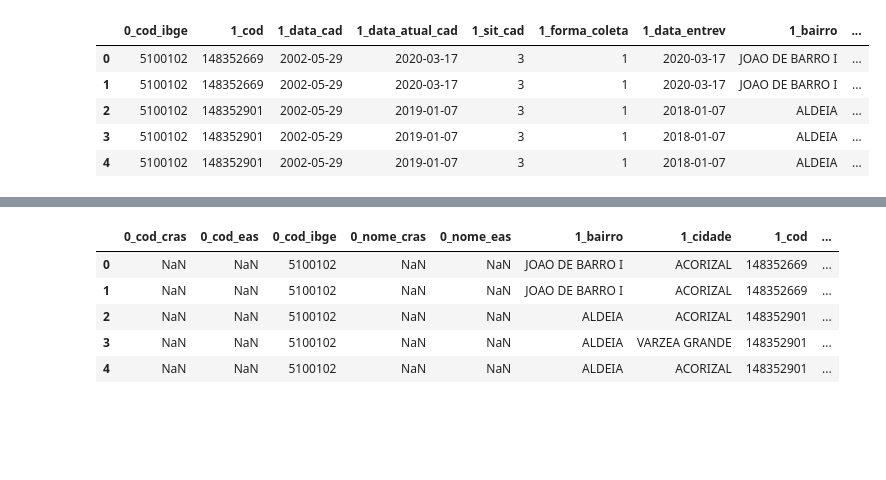
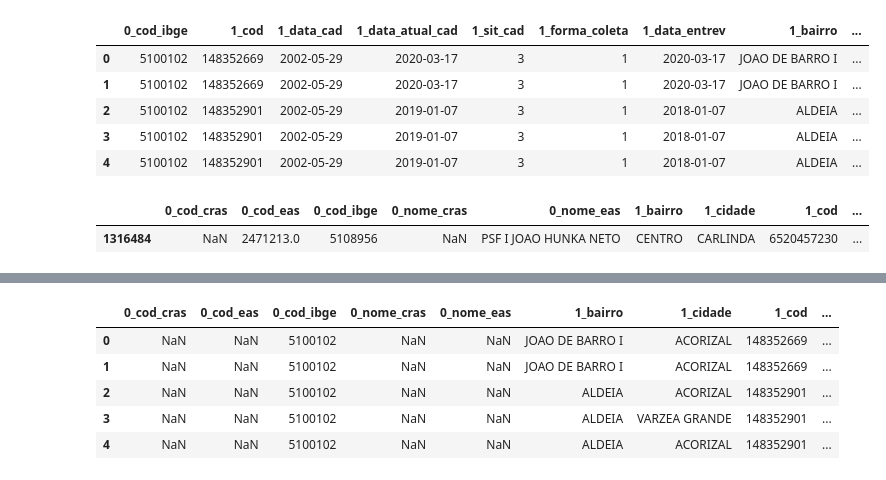
Before and after one commit to fernandovieira1/os_240-2021_setasc, a Jupyter notebook: analise_os.ipynb, the cells around one changed output, grey strips where cells are left out. Drawn from its saved outputs; the diff is of its cells as text; code cells hidden in the pictures; blank space fills up the shorter version.

Commit message:
colab ipad 21022022 / formatação tipos de dados das colunas encerrado

```diff
--- a/analise_os.ipynb
+++ b/analise_os.ipynb
@@ -105,7 +87,7 @@ titulos = ['0_cod_ibge', '1_cod', '1_data_cad', '1_data_atual_cad', '1_sit_cad',
            '1_data_entrev', '1_bairro', '1_rem_media', '1_rem_faixa', '1_rem_total', '1_pbf',
            '1_meses_cad_desat', '0_nome_eas', '0_cod_eas', '0_nome_cras', '0_cod_cras', 'Q52',
            'Q53', '2_cod_fam', '2_sit_cad', '2_nis', '2_sexo', '2_data_nasc',
-           '3_parent_rf', '1_cidade', '3_cod_prof', '3_rem', '3_cod_trab_12meses', '3_qtde_12meses', '3_rem_12meses',
+           '3_rel_parent_rf', '1_cidade', '3_cod_prof', '3_rem_emp', '3_trab_rem_12meses', '3_qtde_12meses', '3_rem_12meses',
            '3_rem_doacao', '3_rem_aposent', '3_rem_segDes', '3_rem_pensAlim', '3_rem_outras']
 
 # 0: institucional
@@ -126,3 +108,14 @@ serem.head()
 # %%
 ## Deixar colunas em ordem alfanumérica
 serem = serem.reindex(columns=sorted(serem.columns))
+# %%
+## Retirar colunas em dúvidas s/ o que se trata
+# confirmar depois com Setasc e ver se dá para usar
+serem.drop(['Q52', 'Q53'], axis=1, inplace=True)
+
+# ver também a diferença entre '3_rem_emp' e '3_rem_12meses'
+# %%
+serem.tail(1)
+# %% [output]
+|  | 0_cod_cras | 0_cod_eas | 0_cod_ibge | 0_nome_cras | 0_nome_eas | 1_bairro | 1_cidade | 1_cod | ... |
+| 1316484 | NaN | 2471213.0 | 5108956 | NaN | PSF I JOAO HUNKA NETO | CENTRO | CARLINDA | 6520457230 | ... |
```
Also changed, not shown: parts of 8 cells of this notebook.
